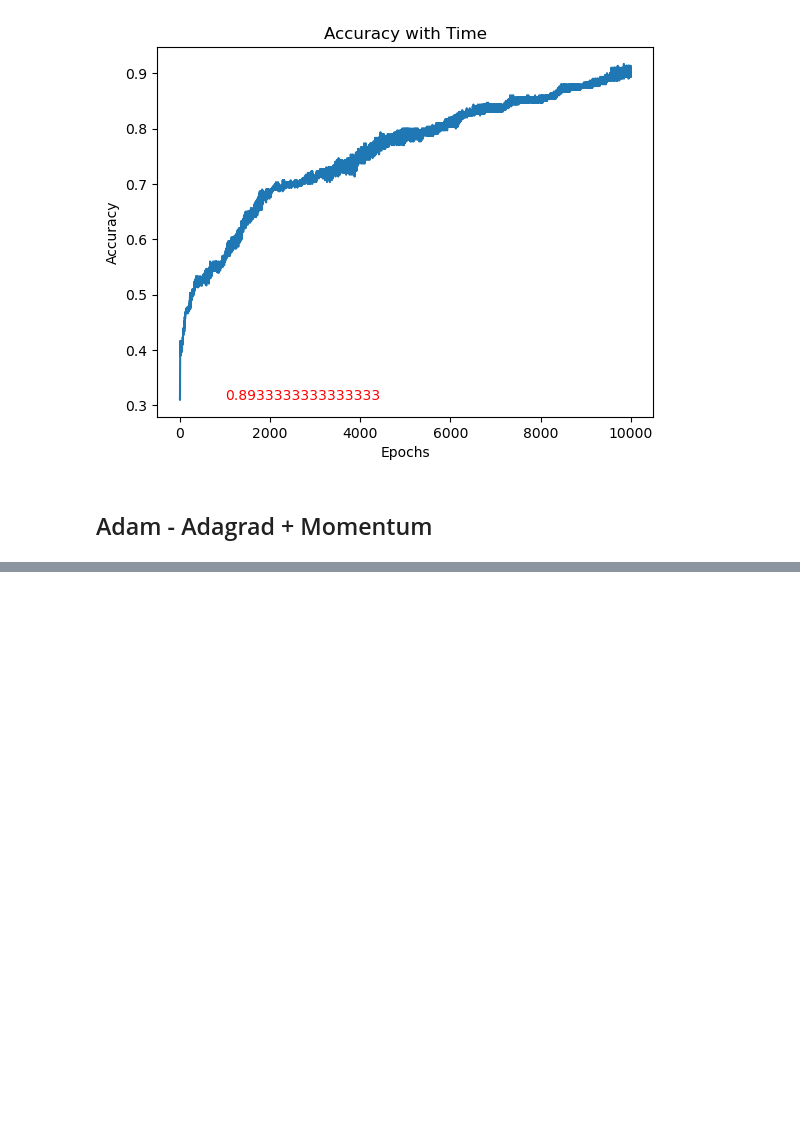
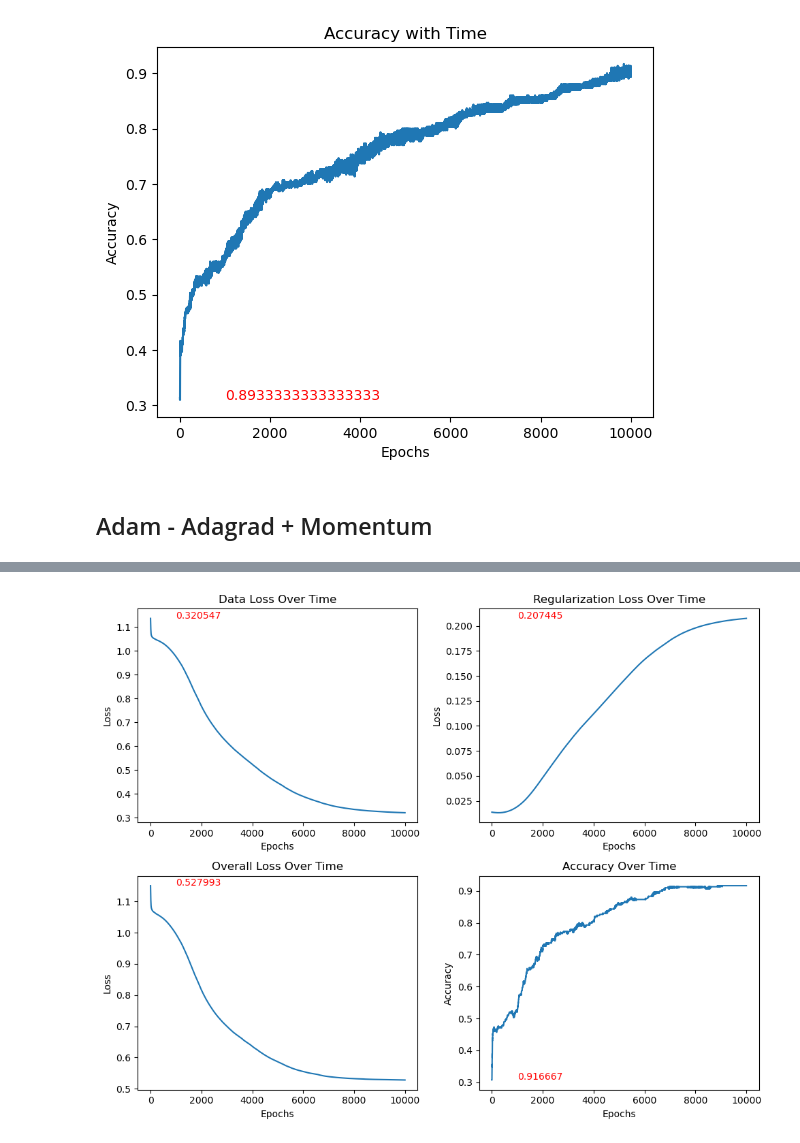
Before and after one commit to vinayak-ktp/nn-from-scratch, a Jupyter notebook: implementation/test.ipynb, the cells around one changed output, grey strips where cells are left out. Cells and saved outputs as stored; diff of their text form; code cells hidden in the pictures; blank space fills up the shorter version.

```diff
--- a/implementation/test.ipynb
+++ b/implementation/test.ipynb
@@ -345,0 +569,81 @@ plt.show()
+# %%
+ X, y = spiral_data(classes=3, samples=100)
+
+learning_rate = 0.001
+epochs = 10001
+
+dense1 = Dense(2, 64, weight_regularizer_l1=1e-5, bias_regularizer_l1=1e-5, weight_regularizer_l2=1e-4, bias_regularizer_l2=1e-4)
+activation1 = ReLU()
+
+dense2 = Dense(64, 3, weight_regularizer_l1=1e-5, bias_regularizer_l1=1e-5, weight_regularizer_l2=1e-4, bias_regularizer_l2=1e-4)
+loss_activation = CategoricalCrossEntropy()
+
+optimizer = Adam(lr=learning_rate)
+
+data_loss_with_time = []
+regularization_loss_with_time = []
+overall_loss_with_time = []
+accuracy_with_time = []
+
+for epoch in range(epochs):
+    dense1.forward(X)
+    activation1.forward(dense1.output)
+    dense2.forward(activation1.output)
+    loss_activation.forward(dense2.output, y)
+
+    data_loss = loss_activation.loss_value
+    regularization_loss = loss_activation.loss.regularization_loss(dense1) + \
+                          loss_activation.loss.regularization_loss(dense2)
+    overall_loss = data_loss + regularization_loss
+
+    data_loss_with_time.append(data_loss)
+    regularization_loss_with_time.append(regularization_loss)
+    overall_loss_with_time.append(overall_loss)
+    accuracy_with_time.append(calculate_accuracy(loss_activation.output, y))
+
+    loss_activation.backward(loss_activation.output, y)
+    dense2.backward(loss_activation.dinputs)
+    activation1.backward(dense2.dinputs)
+    dense1.backward(activation1.dinputs)
+
+    optimizer.pre_update_params()
+    optimizer.update_params(dense1)
+    optimizer.update_params(dense2)
+    optimizer.post_update_params()
+
+# Create a 2x2 grid of subplots
+fig, axs = plt.subplots(2, 2, figsize=(10, 8))
+
+# --- Plot 1: Data Loss ---
+axs[0, 0].plot(range(10001), data_loss_with_time)
+axs[0, 0].annotate(f"{data_loss_with_time[-1]:.6f}", (1000, max(data_loss_with_time)), color='red')
+axs[0, 0].set_title("Data Loss Over Time")
+axs[0, 0].set_xlabel("Epochs")
+axs[0, 0].set_ylabel("Loss")
+
+# --- Plot 2: Regularization Loss ---
+axs[0, 1].plot(range(10001), regularization_loss_with_time)
+axs[0, 1].annotate(f"{regularization_loss_with_time[-1]:.6f}", (1000, max(regularization_loss_with_time)), color='red')
+axs[0, 1].set_title("Regularization Loss Over Time")
+axs[0, 1].set_xlabel("Epochs")
+axs[0, 1].set_ylabel("Loss")
+
+# --- Plot 3: Overall Loss ---
+axs[1, 0].plot(range(10001), overall_loss_with_time)
+axs[1, 0].annotate(f"{overall_loss_with_time[-1]:.6f}", (1000, max(overall_loss_with_time)), color='red')
+axs[1, 0].set_title("Overall Loss Over Time")
+axs[1, 0].set_xlabel("Epochs")
+axs[1, 0].set_ylabel("Loss")
+
+# --- Plot 4: Accuracy ---
+axs[1, 1].plot(range(10001), accuracy_with_time)
+axs[1, 1].annotate(f"{accuracy_with_time[-1]:.6f}", (1000, min(accuracy_with_time)), color='red')
+axs[1, 1].set_title("Accuracy Over Time")
+axs[1, 1].set_xlabel("Epochs")
+axs[1, 1].set_ylabel("Accuracy")
+
+# Auto-layout to prevent overlapping
+plt.tight_layout()
+plt.show()
+# %% [output]
+[figure, added]
```
Also changed, not shown: parts of 21 cells of this notebook, 4 other files.
